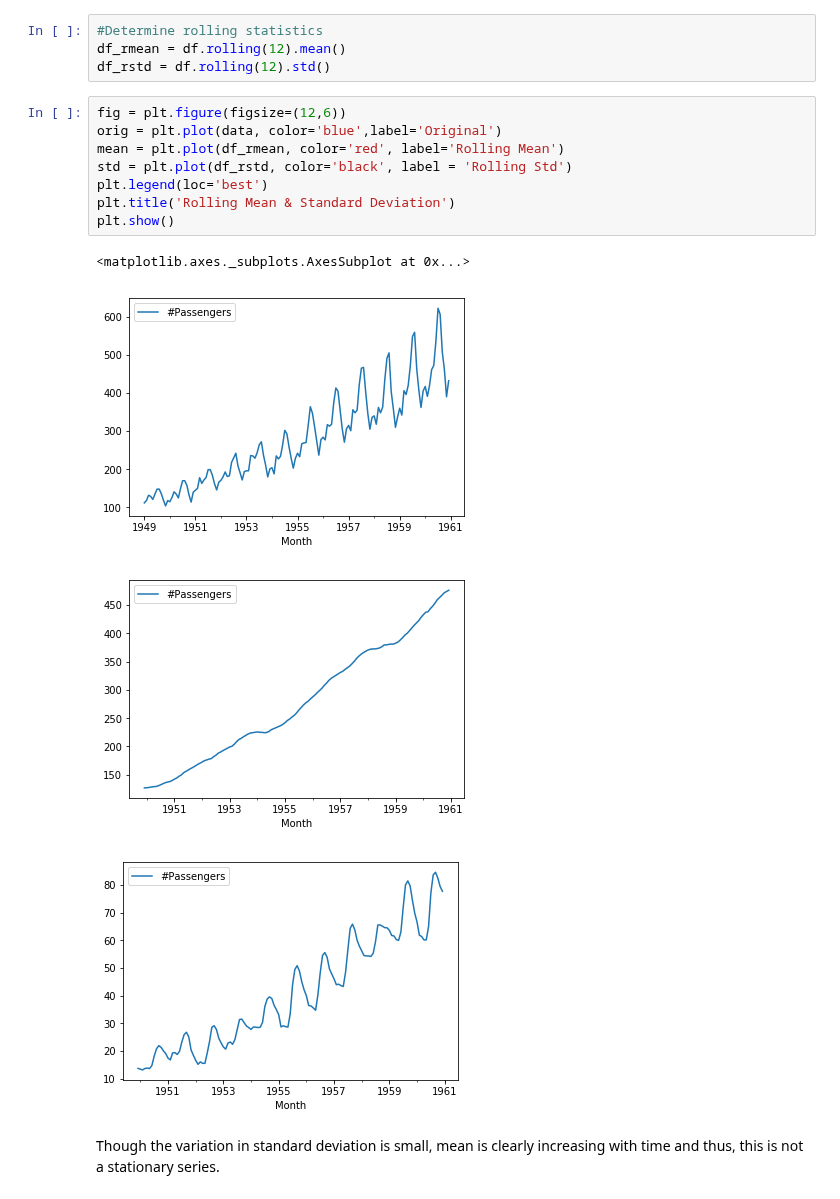
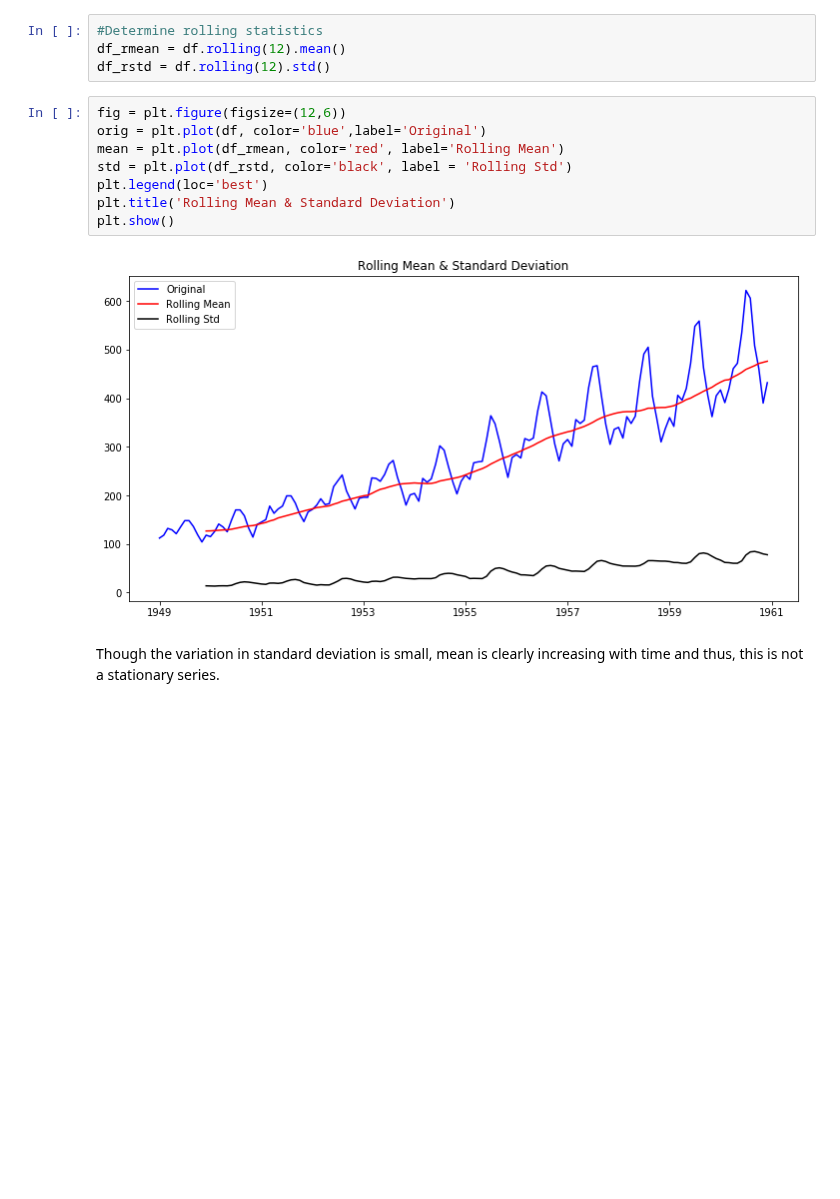
Before and after one commit to vaeb80/dsc-3-25-06-testing-for-trends-lab-nyc-career-ds-102218, a Jupyter notebook: index.ipynb, the cells around one changed output. Saved outputs shown, nothing was run; the diff lists cells and outputs as text; blank space fills up the shorter version.

```diff
--- a/index.ipynb
+++ b/index.ipynb
@@ -98,17 +98,14 @@ df_rmean = df.rolling(12).mean()
 df_rstd = df.rolling(12).std()
 # %%
 fig = plt.figure(figsize=(12,6))
-orig = plt.plot(data, color='blue',label='Original')
+orig = plt.plot(df, color='blue',label='Original')
 mean = plt.plot(df_rmean, color='red', label='Rolling Mean')
 std = plt.plot(df_rstd, color='black', label = 'Rolling Std')
 plt.legend(loc='best')
 plt.title('Rolling Mean & Standard Deviation')
 plt.show()
 # %% [output]
-<matplotlib.axes._subplots.AxesSubplot at 0x...>
-[figure, old version]
+[figure, new version]
-[figure, removed]
-[figure, removed]
 # %% [markdown]
 Though the variation in standard deviation is small, mean is clearly increasing with time and thus, this is not a stationary series.
 # %% [markdown]
```
